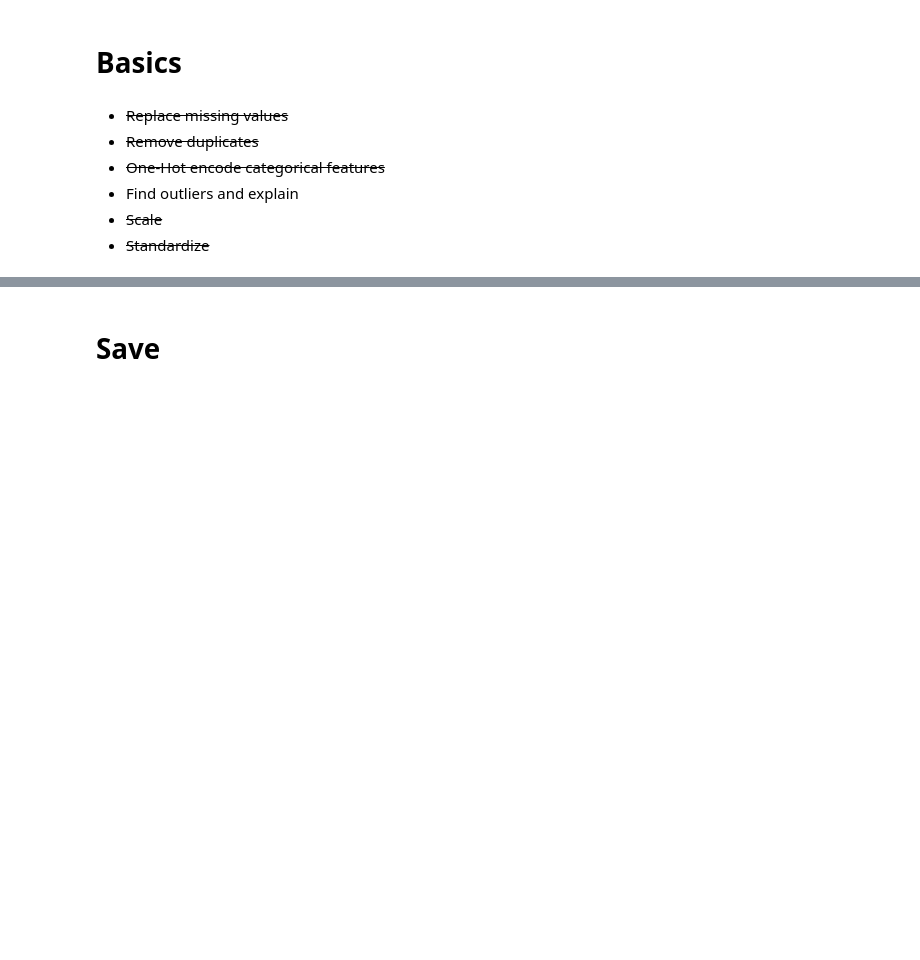
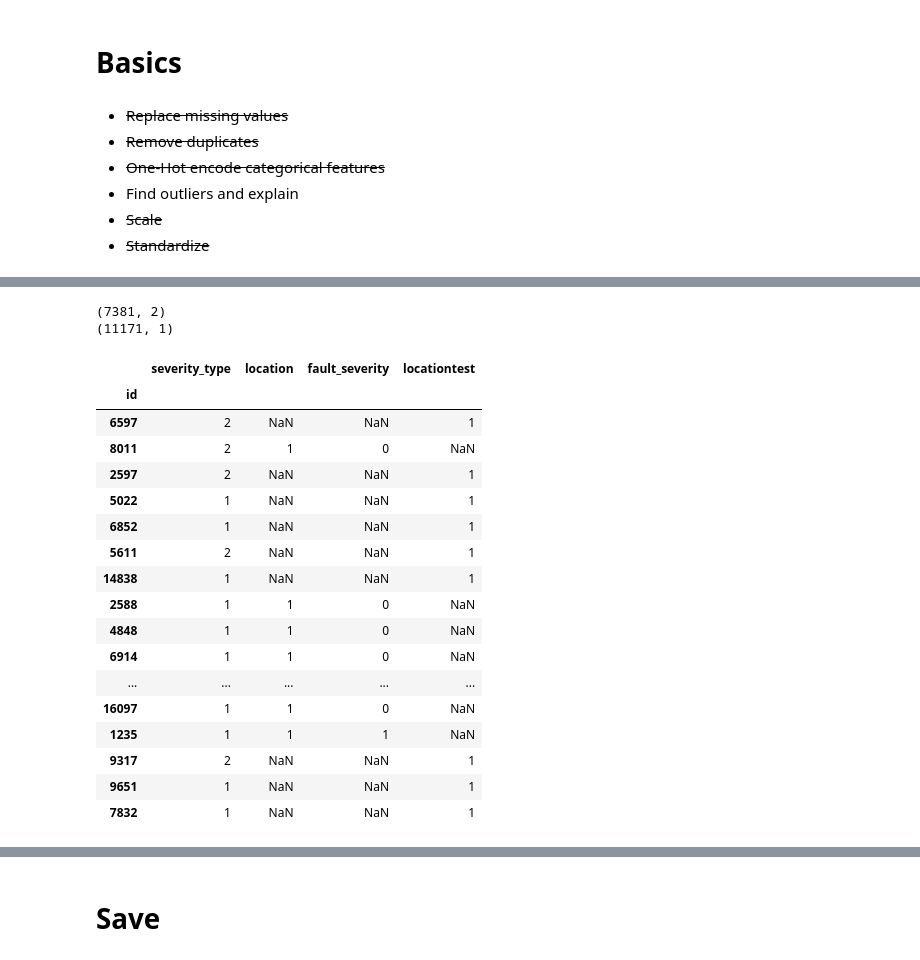
Before and after one commit to abiraja2004/ml_fun, a Jupyter notebook: telstra/exploration.ipynb, the cells around one changed output, grey strips where cells are left out. Cells and saved outputs as stored; diff of their text form; code cells hidden in the pictures; blank space fills up the shorter version.

```diff
--- a/telstra/exploration.ipynb
+++ b/telstra/exploration.ipynb
@@ -154,0 +180,20 @@ That's 449 features. Regardless, need to join all this data together. It's all c
+# %%
+# build train df
+df = pd.read_csv(datadir + 'train.csv', index_col=0)
+for c in df.columns:
+    if df[c].dtypes == 'object':
+        df[c] = df[c].map(lambda x: re.sub("[^0-9]", "", x))
+df_train = df.copy()
+
+# build test df
+df = pd.read_csv(datadir + 'test.csv', index_col=0)
+for c in df.columns:
+    if df[c].dtypes == 'object':
+        df[c] = df[c].map(lambda x: re.sub("[^0-9]", "", x))
+df_test = df.copy()
+
+print df_train.shape
+print df_test.shape
+# %% [output]
+(7381, 2)
+(11171, 1)
@@ -154,0 +205,21 @@ That's 449 features. Regardless, need to join all this data together. It's all c
+# %%
+sev.head(50)
+# %% [output]
+|  | severity_type | location | fault_severity | locationtest |
+| id |  |  |  |  |
+| 6597 | 2 | NaN | NaN | 1 |
+| 8011 | 2 | 1 | 0 | NaN |
+| 2597 | 2 | NaN | NaN | 1 |
+| 5022 | 1 | NaN | NaN | 1 |
+| 6852 | 1 | NaN | NaN | 1 |
+| 5611 | 2 | NaN | NaN | 1 |
+| 14838 | 1 | NaN | NaN | 1 |
+| 2588 | 1 | 1 | 0 | NaN |
+| 4848 | 1 | 1 | 0 | NaN |
+| 6914 | 1 | 1 | 0 | NaN |
+| ... | ... | ... | ... | ... |
+| 16097 | 1 | 1 | 0 | NaN |
+| 1235 | 1 | 1 | 1 | NaN |
+| 9317 | 2 | NaN | NaN | 1 |
+| 9651 | 1 | NaN | NaN | 1 |
+| 7832 | 1 | NaN | NaN | 1 |
```
Also changed, not shown: parts of 12 cells of this notebook, 1 other file.
